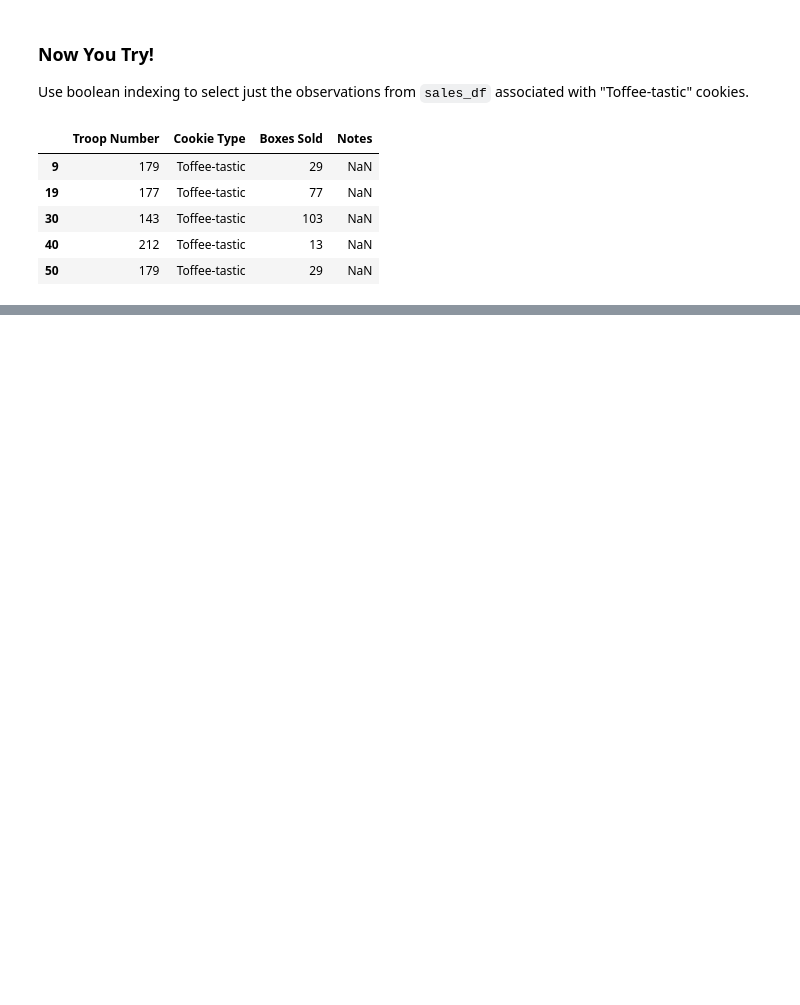
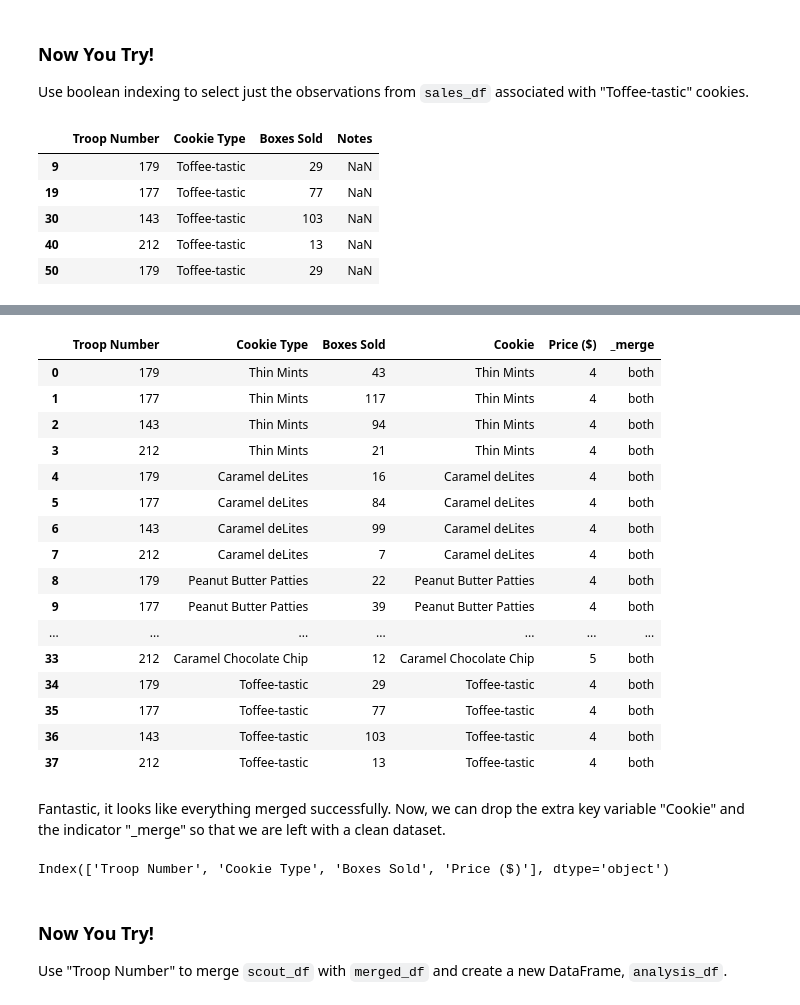
Before and after one commit to cra-international/Intro-to-Python, a Jupyter notebook: Intro to Python - II/intro_to_pandas.ipynb, the cells around one changed output, grey strips where cells are left out. Drawn from its saved outputs; the diff is of its cells as text; code cells hidden in the pictures; blank space fills up the shorter version.

Commit message:
Update Data and Notebook

```diff
--- a/Intro to Python - II/intro_to_pandas.ipynb
+++ b/Intro to Python - II/intro_to_pandas.ipynb
@@ -273,0 +723,3 @@ Let's used what we learned about i
+# %%
+price_df.loc[price_df["Cookie"] == "Peanut Butter Sanwich", "Cookie"] = "Peanut Butter Sandwich"
+price_df
@@ -273,0 +743,32 @@ Let's used what we learned about i
+# %%
+merged_df = sales_df.merge(price_df, how="outer", left_on="Cookie Type", right_on="Cookie", indicator=True, validate="m:1")
+merged_df
+# %% [output]
+|  | Troop Number | Cookie Type | Boxes Sold | Cookie | Price ($) | _merge |
+| 0 | 179 | Thin Mints | 43 | Thin Mints | 4 | both |
+| 1 | 177 | Thin Mints | 117 | Thin Mints | 4 | both |
+| 2 | 143 | Thin Mints | 94 | Thin Mints | 4 | both |
+| 3 | 212 | Thin Mints | 21 | Thin Mints | 4 | both |
+| 4 | 179 | Caramel deLites | 16 | Caramel deLites | 4 | both |
+| 5 | 177 | Caramel deLites | 84 | Caramel deLites | 4 | both |
+| 6 | 143 | Caramel deLites | 99 | Caramel deLites | 4 | both |
+| 7 | 212 | Caramel deLites | 7 | Caramel deLites | 4 | both |
+| 8 | 179 | Peanut Butter Patties | 22 | Peanut Butter Patties | 4 | both |
+| 9 | 177 | Peanut Butter Patties | 39 | Peanut Butter Patties | 4 | both |
+| ... | ... | ... | ... | ... | ... | ... |
+| 33 | 212 | Caramel Chocolate Chip | 12 | Caramel Chocolate Chip | 5 | both |
+| 34 | 179 | Toffee-tastic | 29 | Toffee-tastic | 4 | both |
+| 35 | 177 | Toffee-tastic | 77 | Toffee-tastic | 4 | both |
+| 36 | 143 | Toffee-tastic | 103 | Toffee-tastic | 4 | both |
+| 37 | 212 | Toffee-tastic | 13 | Toffee-tastic | 4 | both |
+# %% [markdown]
+Fantastic, it looks like everything merged successfully. Now, we can drop the extra key variable "Cookie" and the indicator "\_merge" so that we are left with a clean dataset.
+# %%
+merged_df = merged_df.drop(columns=["_merge", "Cookie"])
+merged_df.columns
+# %% [output]
+Index(['Troop Number', 'Cookie Type', 'Boxes Sold', 'Price ($)'], dtype='object')
+# %% [markdown]
+### Now You Try!
+
+Use "Troop Number" to merge `scout_df` with `merged_df` and create a new DataFrame, `analysis_df`.
```
Also changed, not shown: parts of 74 cells of this notebook, 1 other file.
